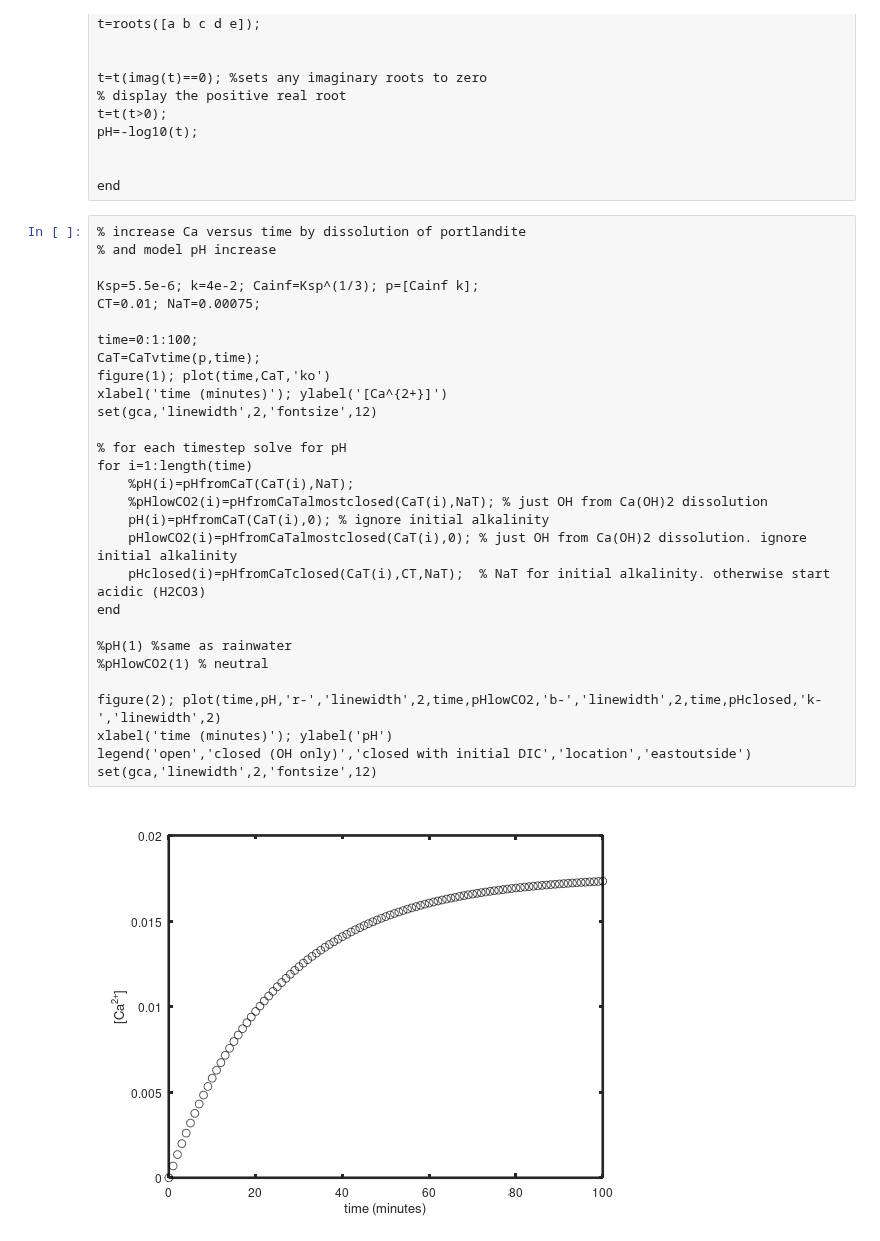
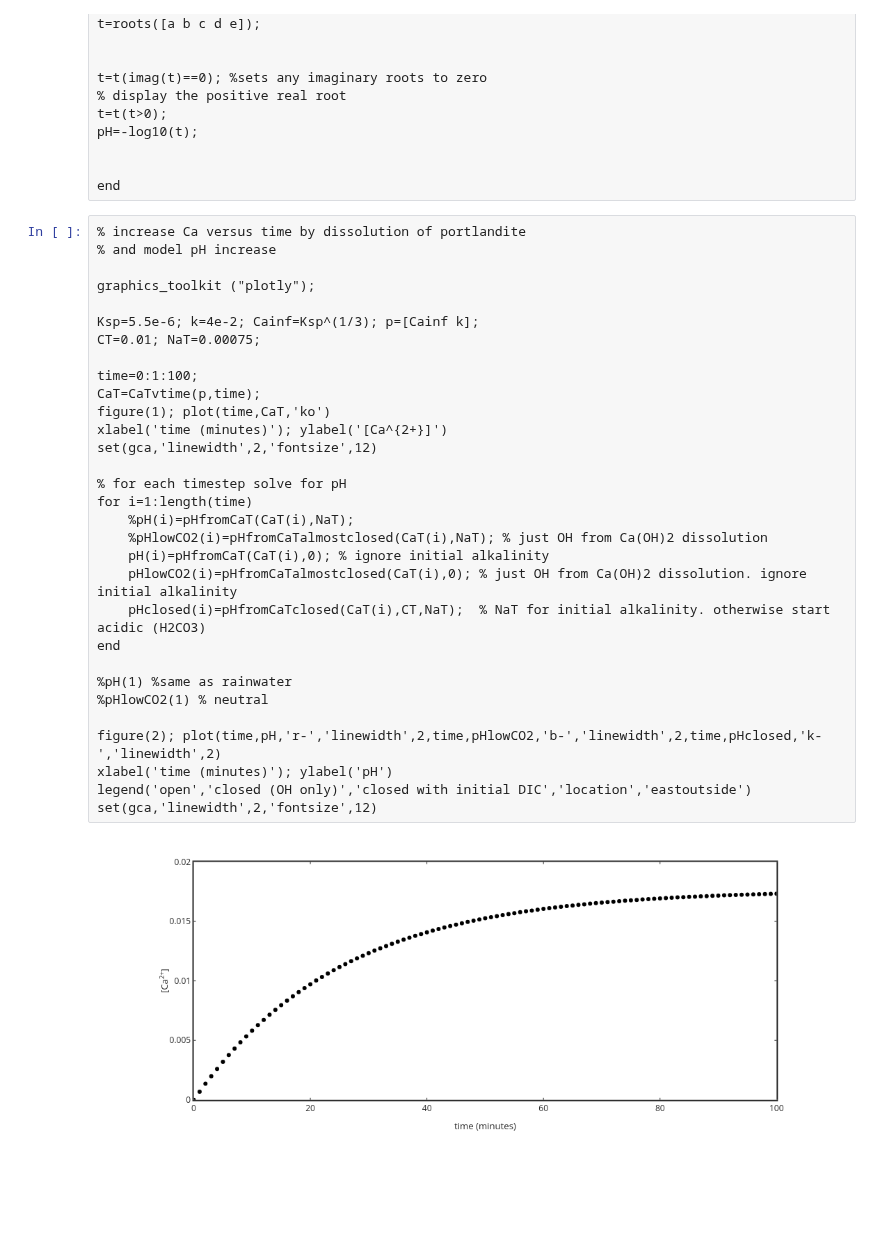
Before and after one commit to skotssd/GeochemEquilib, a Jupyter notebook: USERS/Scott/Port_to_calcite_C_capture/dissolveportlandite_calcpH.ipynb, the cells around one changed output. Saved outputs shown, nothing was run; the diff lists cells and outputs as text; blank space fills up the shorter version.

Commit message:
fix plotting

```diff
--- a/USERS/Scott/Port_to_calcite_C_capture/dissolveportlandite_calcpH.ipynb
+++ b/USERS/Scott/Port_to_calcite_C_capture/dissolveportlandite_calcpH.ipynb
@@ -79,31 +79,33 @@ end
 # %%
 % increase Ca versus time by dissolution of portlandite
 % and model pH increase
+
+graphics_toolkit ("plotly");
 
 Ksp=5.5e-6; k=4e-2; Cainf=Ksp^(1/3); p=[Cainf k];
 CT=0.01; NaT=0.00075;
 
 time=0:1:100;
 CaT=CaTvtime(p,time);
 figure(1); plot(time,CaT,'ko')
 xlabel('time (minutes)'); ylabel('[Ca^{2+}]')
 set(gca,'linewidth',2,'fontsize',12)
 
 % for each timestep solve for pH
 for i=1:length(time)
     %pH(i)=pHfromCaT(CaT(i),NaT);
     %pHlowCO2(i)=pHfromCaTalmostclosed(CaT(i),NaT); % just OH from Ca(OH)2 dissolution
     pH(i)=pHfromCaT(CaT(i),0); % ignore initial alkalinity
     pHlowCO2(i)=pHfromCaTalmostclosed(CaT(i),0); % just OH from Ca(OH)2 dissolution. ignore initial alkalinity
     pHclosed(i)=pHfromCaTclosed(CaT(i),CT,NaT);  % NaT for initial alkalinity. otherwise start acidic (H2CO3)
 end
 
 %pH(1) %same as rainwater
 %pHlowCO2(1) % neutral
 
 figure(2); plot(time,pH,'r-','linewidth',2,time,pHlowCO2,'b-','linewidth',2,time,pHclosed,'k-','linewidth',2)
 xlabel('time (minutes)'); ylabel('pH')
 legend('open','closed (OH only)','closed with initial DIC','location','eastoutside')
 set(gca,'linewidth',2,'fontsize',12)
 # %% [output]
-[figure, old version]
+[figure, new version]
```
Also changed, not shown: parts of 1 cell of this notebook, 2 other files.
